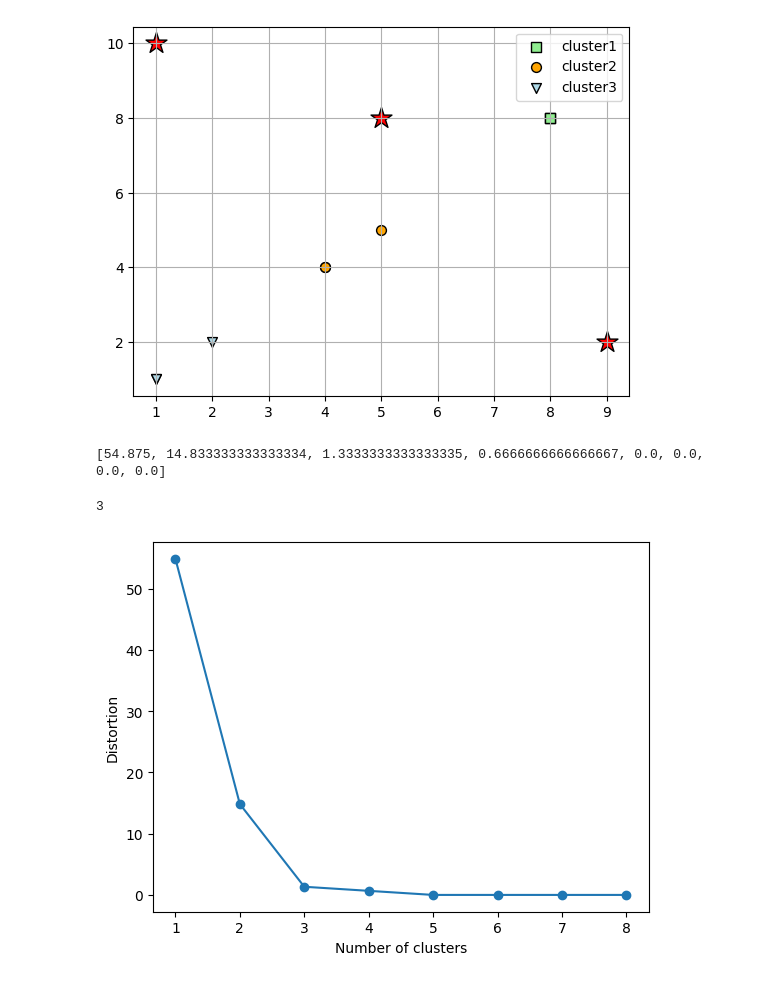
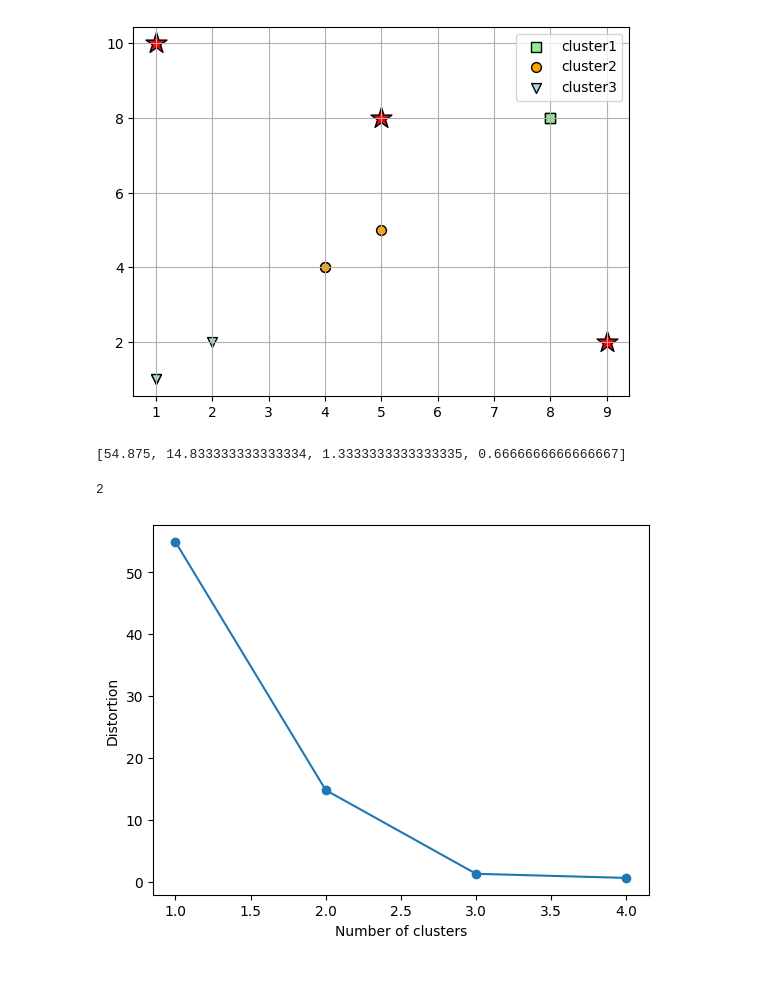
Before and after one commit to fl-sll/FODS, a Jupyter notebook: Assignment4/assignment4.ipynb, the cells around one changed output. Cells and saved outputs as stored; diff of their text form; code cells hidden in the pictures.

Commit message:
changed elbow range

```diff
--- a/Assignment4/assignment4.ipynb
+++ b/Assignment4/assignment4.ipynb
@@ -69,7 +69,7 @@ plt.show
 [figure]
 # %%
 distortions = []
-for i in range(1,9):
+for i in range(1,5):
     km = KMeans(
         n_clusters=i,init='random',
         n_init=10,max_iter=300,
@@ -79,17 +79,17 @@ for i in range(1,9):
     distortions.append(km.inertia_)
 print(distortions)
 # %% [output]
-[54.875, 14.833333333333334, 1.3333333333333335, 0.6666666666666667, 0.0, 0.0, 0.0, 0.0]
+[54.875, 14.833333333333334, 1.3333333333333335, 0.6666666666666667]
 # %%
 from kneed import KneeLocator
-kl=KneeLocator(range(1,9),distortions,curve="convex",direction="decreasing")
+kl=KneeLocator(range(1,5),distortions,curve="convex",direction="decreasing")
 kl.elbow
 # %% [output]
-3
+2
 # %%
-plt.plot(range(1,9),distortions,marker='o')
+plt.plot(range(1,5),distortions,marker='o')
 plt.xlabel('Number of clusters')
 plt.ylabel('Distortion')
 plt.show()
 # %% [output]
-[figure, old version]
+[figure, new version]
```
